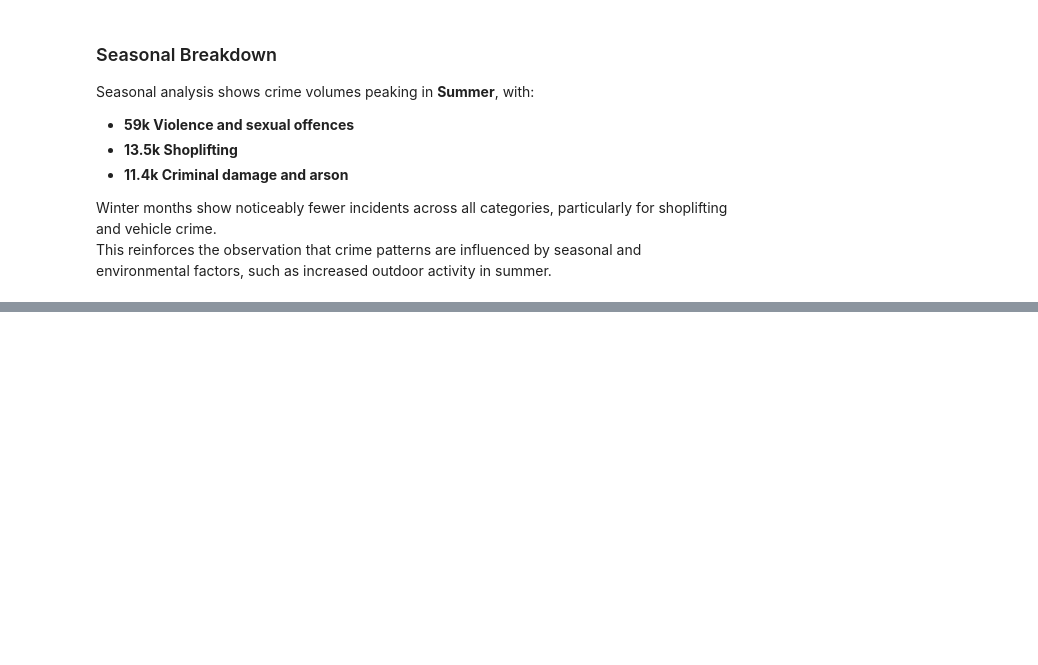
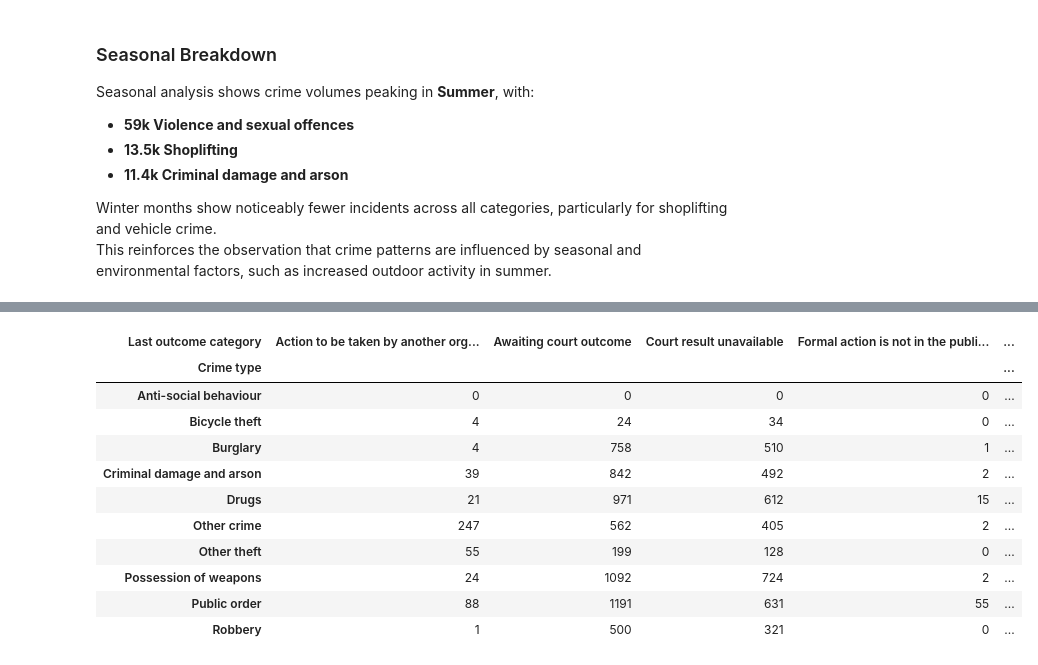
Before and after one commit to Adam-Ansar/west-midlands-crime-analysis, a Jupyter notebook: notebooks/eda.ipynb, the cells around one changed output, grey strips where cells are left out. Saved outputs shown, nothing was run; the diff lists cells and outputs as text; code cells hidden in the pictures; blank space fills up the shorter version.

```diff
--- a/notebooks/eda.ipynb
+++ b/notebooks/eda.ipynb
@@ -253,0 +392,17 @@ This reinforces the observation that crime patterns are influenced by seasonal a
+# %%
+# Identify which crimes are liekly to lead to an outcome
+crime_outcome = df.groupby(["Crime type", "Last outcome category"]).size().unstack(fill_value=0)
+crime_outcome.head(10)
+# %% [output]
+| Last outcome category | Action to be taken by another org... | Awaiting court outcome | Court result unavailable | Formal action is not in the publi... | ... |
+| Crime type |  |  |  |  | ... |
+| Anti-social behaviour | 0 | 0 | 0 | 0 | ... |
+| Bicycle theft | 4 | 24 | 34 | 0 | ... |
+| Burglary | 4 | 758 | 510 | 1 | ... |
+| Criminal damage and arson | 39 | 842 | 492 | 2 | ... |
+| Drugs | 21 | 971 | 612 | 15 | ... |
+| Other crime | 247 | 562 | 405 | 2 | ... |
+| Other theft | 55 | 199 | 128 | 0 | ... |
+| Possession of weapons | 24 | 1092 | 724 | 2 | ... |
+| Public order | 88 | 1191 | 631 | 55 | ... |
+| Robbery | 1 | 500 | 321 | 0 | ... |
```
Also changed, not shown: parts of 24 cells of this notebook, 2 other files.
